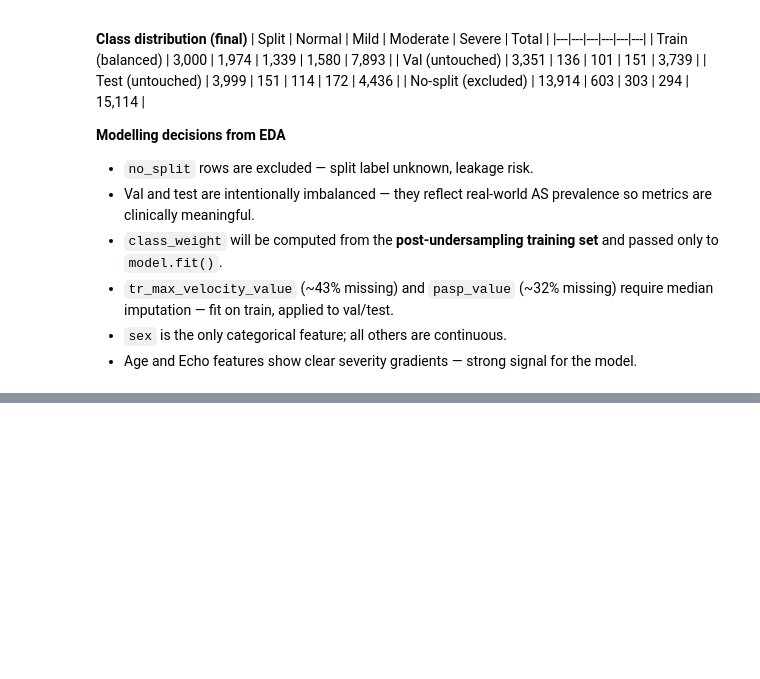
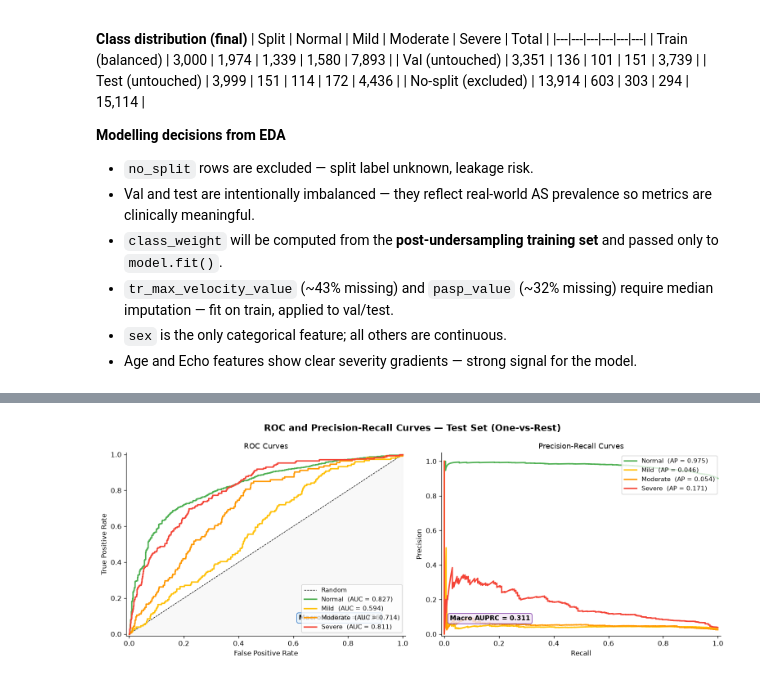
Before and after one commit to zannujulius/ecg-echo-ft-transformer, a Jupyter notebook: model.ipynb, the cells around one changed output, grey strips where cells are left out. Cells and saved outputs as stored; diff of their text form; code cells hidden in the pictures; blank space fills up the shorter version.

```diff
--- a/model.ipynb
+++ b/model.ipynb
@@ -572,0 +1042,51 @@ Key observations carried forward into modelling:
+# %%
+# ROC curves (left) + Precision-Recall curves (right) — one curve per severity class
+fig, axes = plt.subplots(1, 2, figsize=(13, 5))
+fig.suptitle('ROC and Precision-Recall Curves — Test Set (One-vs-Rest)', fontsize=13, fontweight='bold')
+
+ax_roc, ax_pr = axes
+
+# --- ROC ---
+ax_roc.plot([0, 1], [0, 1], 'k--', linewidth=0.8, label='Random')
+for i, cls in enumerate(CLASS_ORDER):
+    fpr, tpr, _ = roc_curve(y_test.values[:, i], y_prob_test[:, i])
+    auc_val      = float(auroc_per_class[i])
+    ax_roc.plot(fpr, tpr, color=CLASS_COLORS[cls], linewidth=2,
+                label=f'{cls.capitalize()}  (AUC = {auc_val:.3f})')
+
+ax_roc.fill_between([0, 1], [0, 1], alpha=0.05, color='grey')
+ax_roc.set_xlabel('False Positive Rate', fontsize=10)
+ax_roc.set_ylabel('True Positive Rate', fontsize=10)
+ax_roc.set_title('ROC Curves', fontsize=11)
+ax_roc.legend(fontsize=9, loc='lower right')
+ax_roc.set_xlim([-0.01, 1.01])
+ax_roc.set_ylim([-0.01, 1.01])
+
+macro_auroc = roc_auc_score(y_test.values, y_prob_test, multi_class='ovr', average='macro')
+ax_roc.text(0.62, 0.08, f'Macro AUROC = {macro_auroc:.3f}',
+            fontsize=9.5, fontweight='bold',
+            bbox=dict(boxstyle='round,pad=0.3', facecolor='#E3F2FD', edgecolor='#1565C0', alpha=0.8))
+
+# --- Precision-Recall ---
+for i, cls in enumerate(CLASS_ORDER):
+    prec, rec, _ = precision_recall_curve(y_test.values[:, i], y_prob_test[:, i])
+    ap_val        = float(auprc_per_class[i])
+    ax_pr.plot(rec, prec, color=CLASS_COLORS[cls], linewidth=2,
+               label=f'{cls.capitalize()}  (AP = {ap_val:.3f})')
+
+macro_auprc = float(np.mean(auprc_per_class))
+ax_pr.set_xlabel('Recall', fontsize=10)
+ax_pr.set_ylabel('Precision', fontsize=10)
+ax_pr.set_title('Precision-Recall Curves', fontsize=11)
+ax_pr.legend(fontsize=9, loc='upper right')
+ax_pr.set_xlim([-0.01, 1.01])
+ax_pr.set_ylim([-0.01, 1.05])
+ax_pr.text(0.02, 0.08, f'Macro AUPRC = {macro_auprc:.3f}',
+           fontsize=9.5, fontweight='bold',
+           bbox=dict(boxstyle='round,pad=0.3', facecolor='#F3E5F5', edgecolor='#6A1B9A', alpha=0.8))
+
+plt.tight_layout()
+plt.savefig('roc_pr_curves.png', bbox_inches='tight')
+plt.show()
+# %% [output]
+[figure, added]
```
Also changed, not shown: parts of 22 cells of this notebook, 4 other files.
